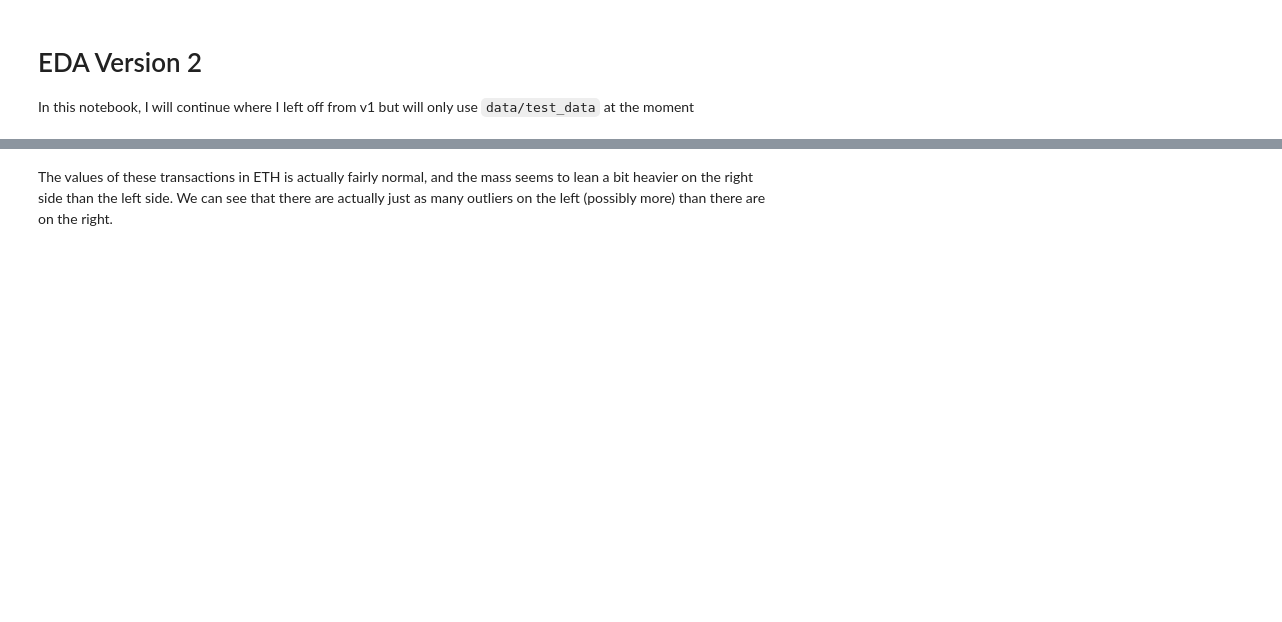
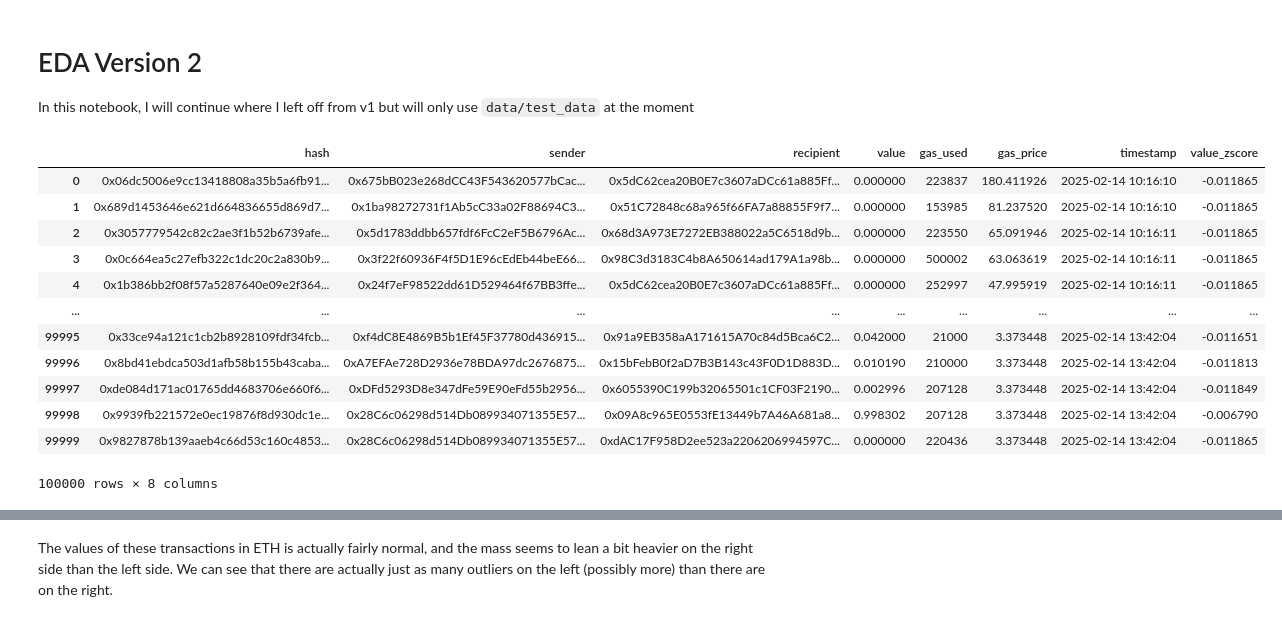
Before and after one commit to seelyfrank/blockchain-fraud-detection, a Jupyter notebook: notebooks/EDAv2.ipynb, the cells around one changed output, grey strips where cells are left out. Saved outputs shown, nothing was run; the diff lists cells and outputs as text; code cells hidden in the pictures; blank space fills up the shorter version.

```diff
--- a/notebooks/EDAv2.ipynb
+++ b/notebooks/EDAv2.ipynb
@@ -34,2 +18,20 @@ df.rename_axis('id', axis=1,inplace=True)
+# %%
+df = pd.read_csv('../data/test_data.csv')
+df.drop(columns=['Unnamed: 0'], inplace=True)
+df
+# %% [output]
+|  | hash | sender | recipient | value | gas_used | gas_price | timestamp | value_zscore |
+| 0 | 0x06dc5006e9cc13418808a35b5a6fb91... | 0x675bB023e268dCC43F543620577bCac... | 0x5dC62cea20B0E7c3607aDCc61a885Ff... | 0.000000 | 223837 | 180.411926 | 2025-02-14 10:16:10 | -0.011865 |
+| 1 | 0x689d1453646e621d664836655d869d7... | 0x1ba98272731f1Ab5cC33a02F88694C3... | 0x51C72848c68a965f66FA7a88855F9f7... | 0.000000 | 153985 | 81.237520 | 2025-02-14 10:16:10 | -0.011865 |
+| 2 | 0x3057779542c82c2ae3f1b52b6739afe... | 0x5d1783ddbb657fdf6FcC2eF5B6796Ac... | 0x68d3A973E7272EB388022a5C6518d9b... | 0.000000 | 223550 | 65.091946 | 2025-02-14 10:16:11 | -0.011865 |
+| 3 | 0x0c664ea5c27efb322c1dc20c2a830b9... | 0x3f22f60936F4f5D1E96cEdEb44beE66... | 0x98C3d3183C4b8A650614ad179A1a98b... | 0.000000 | 500002 | 63.063619 | 2025-02-14 10:16:11 | -0.011865 |
+| 4 | 0x1b386bb2f08f57a5287640e09e2f364... | 0x24f7eF98522dd61D529464f67BB3ffe... | 0x5dC62cea20B0E7c3607aDCc61a885Ff... | 0.000000 | 252997 | 47.995919 | 2025-02-14 10:16:11 | -0.011865 |
+| ... | ... | ... | ... | ... | ... | ... | ... | ... |
+| 99995 | 0x33ce94a121c1cb2b8928109fdf34fcb... | 0xf4dC8E4869B5b1Ef45F37780d436915... | 0x91a9EB358aA171615A70c84d5Bca6C2... | 0.042000 | 21000 | 3.373448 | 2025-02-14 13:42:04 | -0.011651 |
+| 99996 | 0x8bd41ebdca503d1afb58b155b43caba... | 0xA7EFAe728D2936e78BDA97dc2676875... | 0x15bFebB0f2aD7B3B143c43F0D1D883D... | 0.010190 | 210000 | 3.373448 | 2025-02-14 13:42:04 | -0.011813 |
+| 99997 | 0xde084d171ac01765dd4683706e660f6... | 0xDFd5293D8e347dFe59E90eFd55b2956... | 0x6055390C199b32065501c1CF03F2190... | 0.002996 | 207128 | 3.373448 | 2025-02-14 13:42:04 | -0.011849 |
+| 99998 | 0x9939fb221572e0ec19876f8d930dc1e... | 0x28C6c06298d514Db089934071355E57... | 0x09A8c965E0553fE13449b7A46A681a8... | 0.998302 | 207128 | 3.373448 | 2025-02-14 13:42:04 | -0.006790 |
+| 99999 | 0x9827878b139aaeb4c66d53c160c4853... | 0x28C6c06298d514Db089934071355E57... | 0xdAC17F958D2ee523a2206206994597C... | 0.000000 | 220436 | 3.373448 | 2025-02-14 13:42:04 | -0.011865 |
+100000 rows × 8 columns
 # %%
 df.describe()
```
Also changed, not shown: parts of 20 cells of this notebook, 2 other files.
